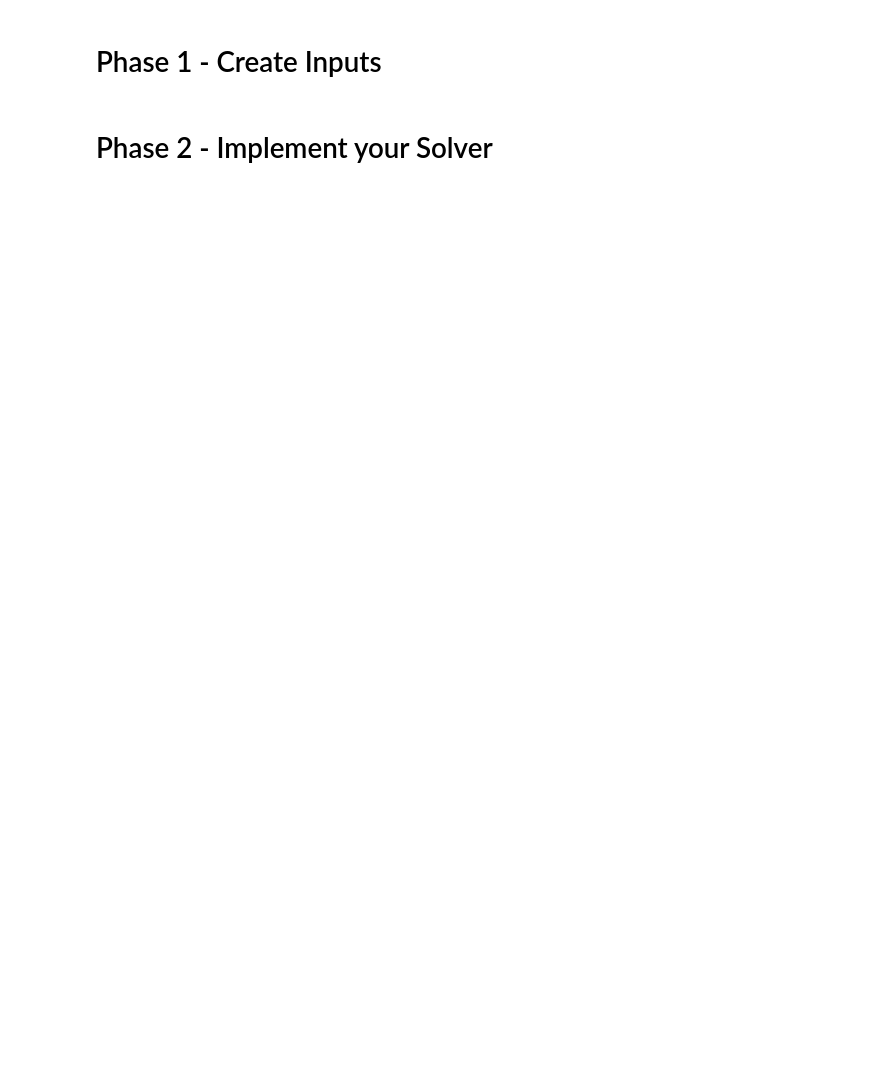
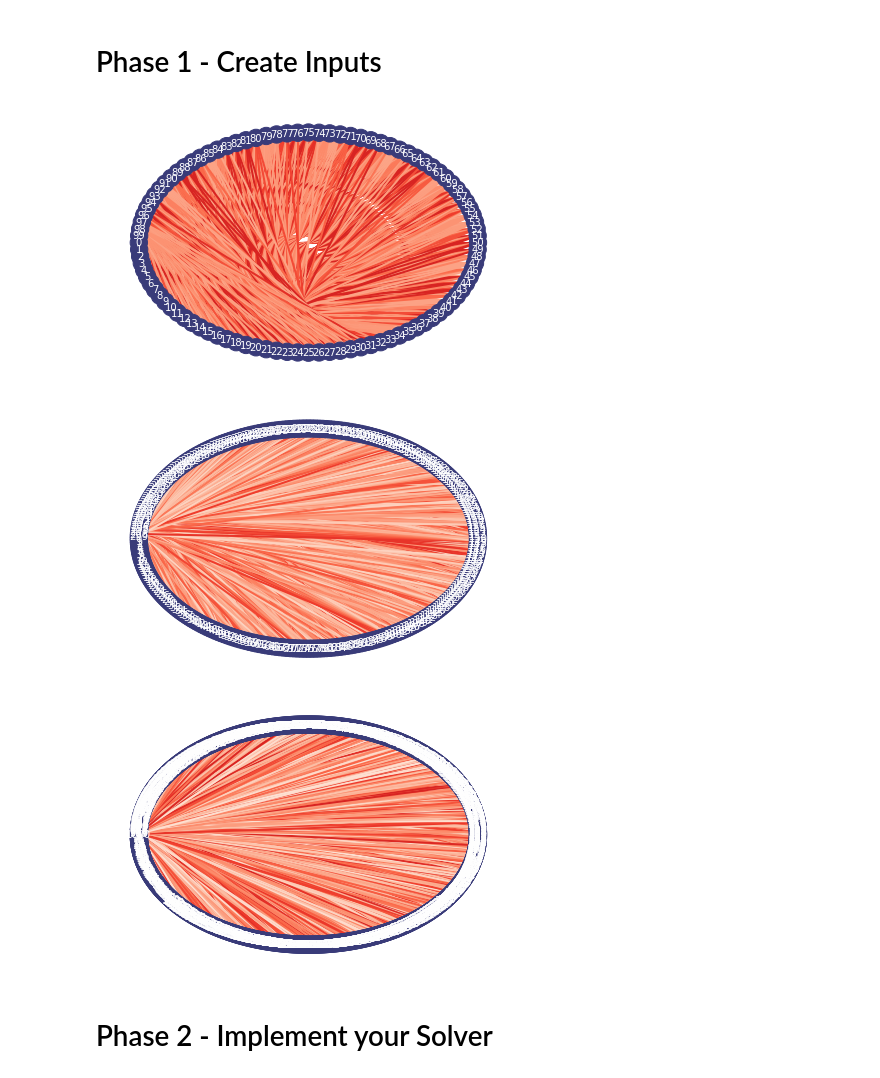
Before and after one commit to riensou/CS-170-Project-Fa22, a Jupyter notebook: main.ipynb, the cells around one changed output. Drawn from its saved outputs; the diff is of its cells as text; code cells hidden in the pictures; blank space fills up the shorter version.

```diff
--- a/main.ipynb
+++ b/main.ipynb
@@ -29,15 +32,50 @@ def large(G: nx.Graph):
+# %%
+# Add edges with G.add_edge(u, v, weight=w)
+# Idea: consider making the inputs with a solution in mind,
+# such that you know the solution when the outputs are released
+
+def small(G: nx.Graph):
+    # Each even node connects to each odd node, with 'random' weight
+    # Optimal Solution: Partition into odd and even teams
+    for i in range(100):
+        for j in range(i + 1, (100 - i) // 2):
+            G.add_edge(i, i + 2 * j, weight=min(int(math.sin(i + j) * 500 + 850), int(math.cos(2 * j + i) * 500 + 850), 1000))
+
+def medium(G: nx.Graph):
+    # Each node connects to its first 20 multiples, with the closer multiples having larger weights
+    # Optimal Solution: Partition such that co-primeness between groups are maximized
+    for i in range(300):
+        for j in range(20):
+            if i != (i * j) % 300:
+                G.add_edge(i, (i * j) % 300, weight=40 * (20 - j + 1))
+
+def large(G: nx.Graph):
+    # Completely random graph, where each node has between 5 and 15 edges, to any other node with random weight
+    # Optimal Solution: Unknown
+    for i in range(1000):
+        for _ in range(random.randint(5, 15)):
+            j = random.randint(1, 1000)
+            if i != j:
+                G.add_edge(i, j, weight=random.randint(1, 1000))
 # %%
 G = nx.empty_graph(N_SMALL)
 small(G)
-write_input(G, 'small.in')
+visualize(G)
+write_input(G, 'inputs/small.in')
 
 G = nx.empty_graph(N_MEDIUM)
 medium(G)
-write_input(G, 'medium.in')
+visualize(G)
+write_input(G, 'inputs/medium.in')
 
 G = nx.empty_graph(N_LARGE)
 large(G)
-write_input(G, 'large.in')
+visualize(G)
+write_input(G, 'inputs/large.in')
+# %% [output]
+[figure, added]
+[figure, added]
+[figure, added]
 # %% [markdown]
 # Phase 2 - Implement your Solver
 # %%
```
Also changed, not shown: parts of 3 cells of this notebook, 4 other files.
